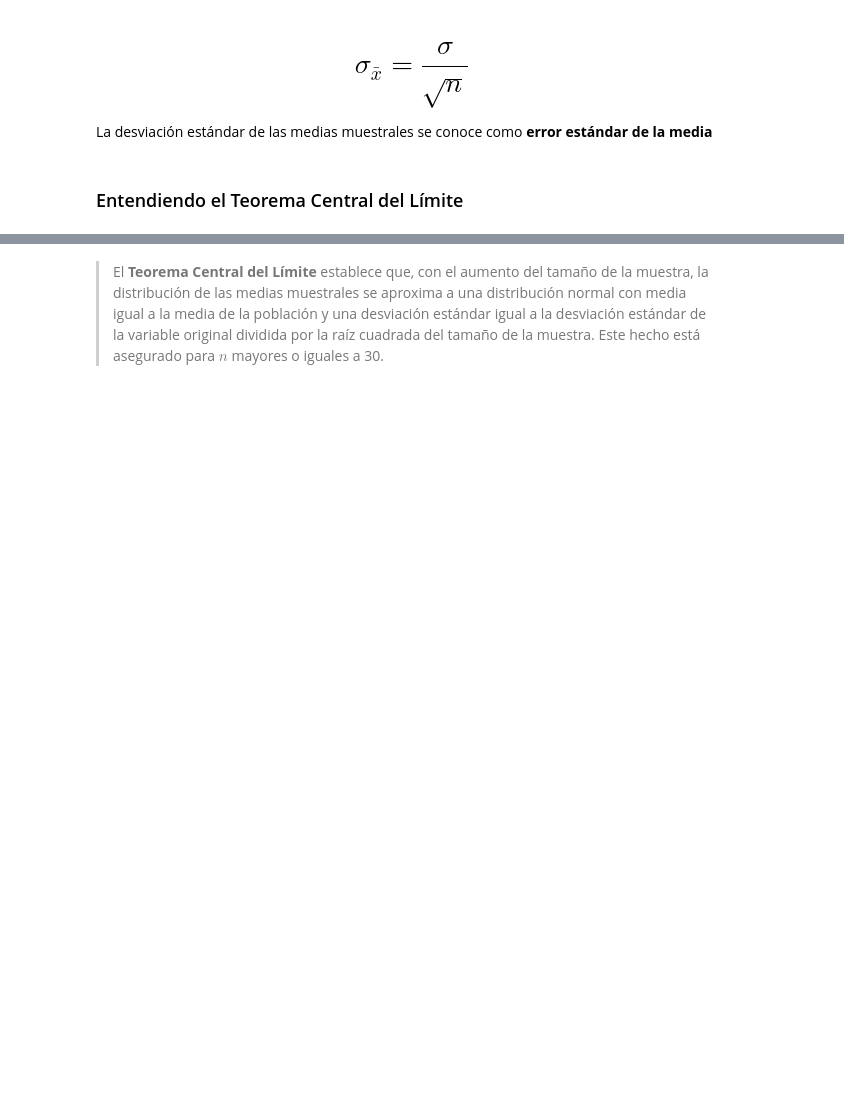
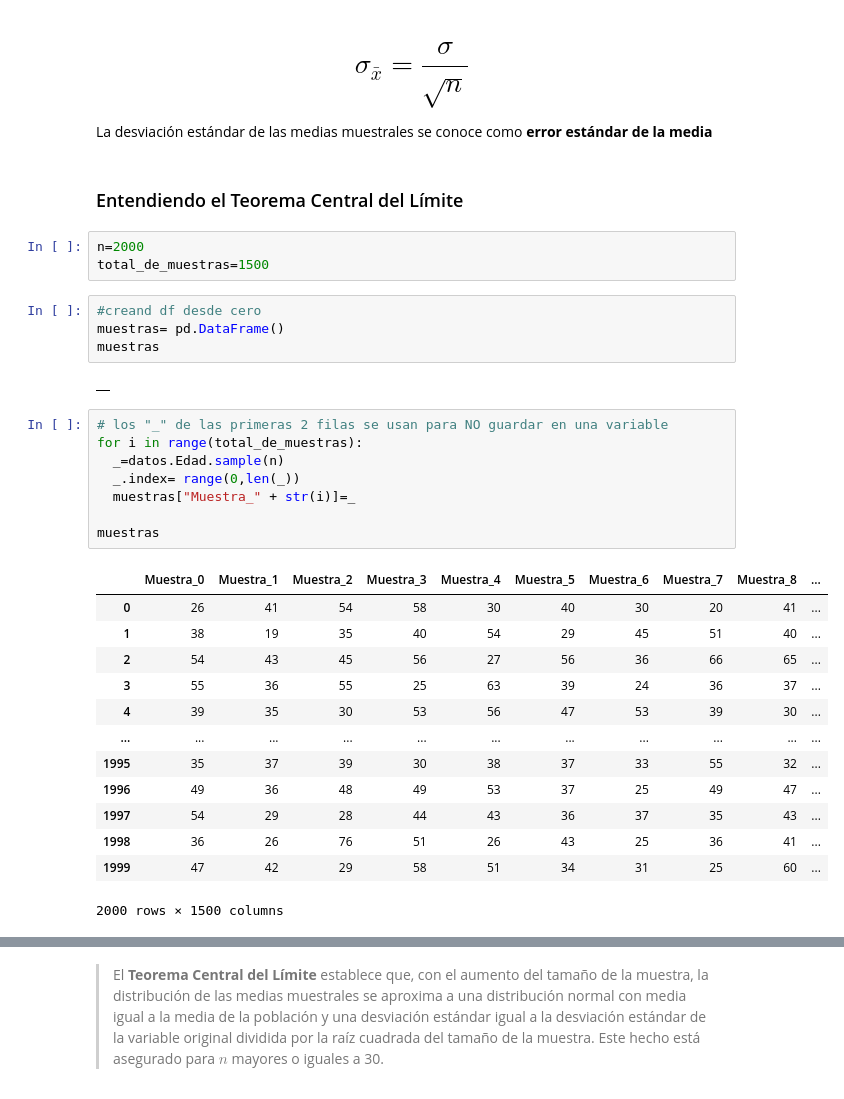
Before and after one commit to Ivan8Garcia/data-science, a Jupyter notebook: CURSO_DE_ESTADÍSTICA_PARTE_2.ipynb, the cells around one changed output, grey strips where cells are left out. Saved outputs shown, nothing was run; the diff lists cells and outputs as text; blank space fills up the shorter version.

```diff
--- a/CURSO_DE_ESTADÍSTICA_PARTE_2.ipynb
+++ b/CURSO_DE_ESTADÍSTICA_PARTE_2.ipynb
@@ -1028,3 +1066,34 @@ Es la forma de hacer suposiciones generalizadas sobre los parámetros de una pob
 La desviación estándar de las medias muestrales se conoce como **error estándar de la media**
 # %% [markdown]
 ### Entendiendo el Teorema Central del Límite
+# %%
+n=2000
+total_de_muestras=1500
+# %%
+#creand df desde cero
+muestras= pd.DataFrame()
+muestras
+# %% [output]
+|  |
+# %%
+# los "_" de las primeras 2 filas se usan para NO guardar en una variable
+for i in range(total_de_muestras):
+  _=datos.Edad.sample(n)
+  _.index= range(0,len(_))
+  muestras["Muestra_" + str(i)]=_
+
+muestras
+# %% [output]
+|  | Muestra_0 | Muestra_1 | Muestra_2 | Muestra_3 | Muestra_4 | Muestra_5 | Muestra_6 | Muestra_7 | Muestra_8 | ... |
+| 0 | 26 | 41 | 54 | 58 | 30 | 40 | 30 | 20 | 41 | ... |
+| 1 | 38 | 19 | 35 | 40 | 54 | 29 | 45 | 51 | 40 | ... |
+| 2 | 54 | 43 | 45 | 56 | 27 | 56 | 36 | 66 | 65 | ... |
+| 3 | 55 | 36 | 55 | 25 | 63 | 39 | 24 | 36 | 37 | ... |
+| 4 | 39 | 35 | 30 | 53 | 56 | 47 | 53 | 39 | 30 | ... |
+| ... | ... | ... | ... | ... | ... | ... | ... | ... | ... | ... |
+| 1995 | 35 | 37 | 39 | 30 | 38 | 37 | 33 | 55 | 32 | ... |
+| 1996 | 49 | 36 | 48 | 49 | 53 | 37 | 25 | 49 | 47 | ... |
+| 1997 | 54 | 29 | 28 | 44 | 43 | 36 | 37 | 35 | 43 | ... |
+| 1998 | 36 | 26 | 76 | 51 | 26 | 43 | 25 | 36 | 41 | ... |
+| 1999 | 47 | 42 | 29 | 58 | 51 | 34 | 31 | 25 | 60 | ... |
+2000 rows × 1500 columns
```
Also changed, not shown: parts of 15 cells of this notebook.
